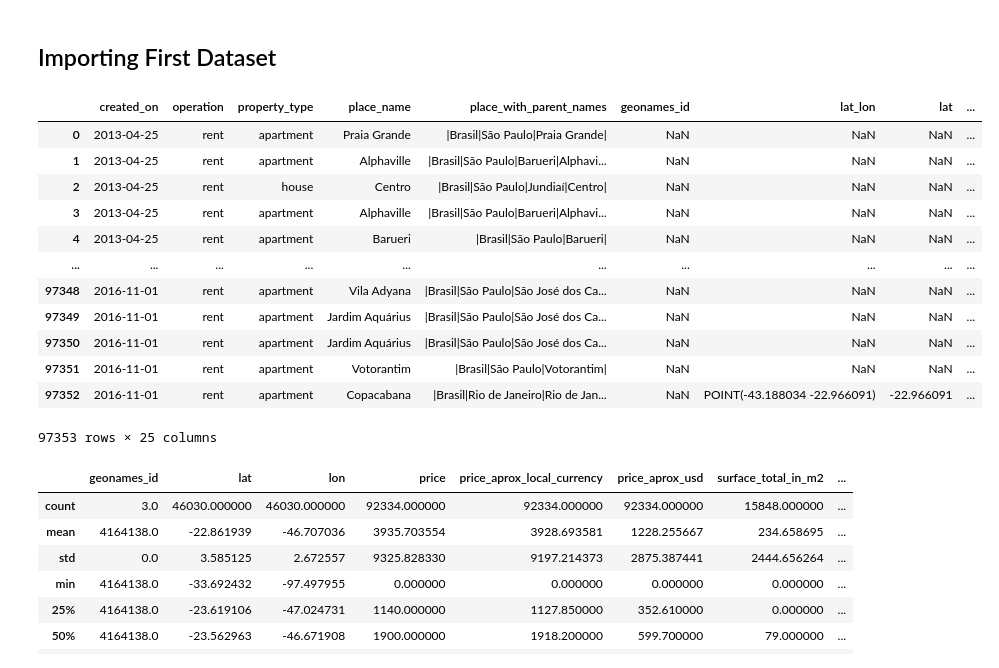
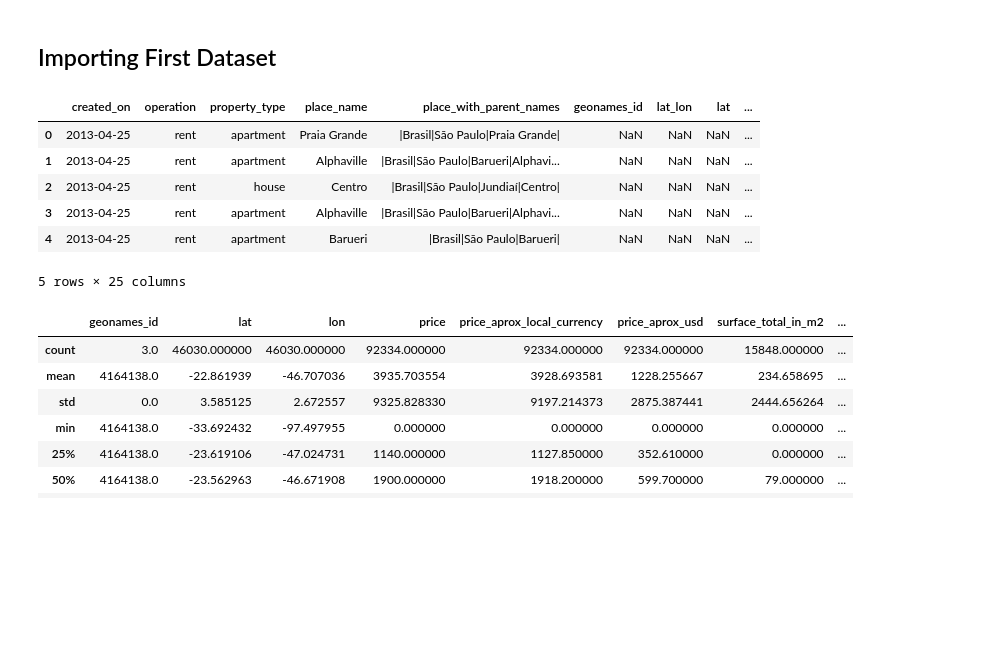
Before and after one commit to q-downgrade/informal-settlement-identification, a Jupyter notebook: workspaces/q/preliminary-EDA.ipynb, the cells around one changed output. Drawn from its saved outputs; the diff is of its cells as text; code cells hidden in the pictures; blank space fills up the shorter version.

```diff
--- a/workspaces/q/preliminary-EDA.ipynb
+++ b/workspaces/q/preliminary-EDA.ipynb
@@ -9,21 +18,15 @@ import matplotlib.pyplot as plt
 
 data = pd.read_csv('./properati_br_2016_11_01_properties_rent.csv')
 # %%
-data
+data.head()
 # %% [output]
 |  | created_on | operation | property_type | place_name | place_with_parent_names | geonames_id | lat_lon | lat | ... |
 | 0 | 2013-04-25 | rent | apartment | Praia Grande | |Brasil|São Paulo|Praia Grande| | NaN | NaN | NaN | ... |
 | 1 | 2013-04-25 | rent | apartment | Alphaville | |Brasil|São Paulo|Barueri|Alphavi... | NaN | NaN | NaN | ... |
 | 2 | 2013-04-25 | rent | house | Centro | |Brasil|São Paulo|Jundiaí|Centro| | NaN | NaN | NaN | ... |
 | 3 | 2013-04-25 | rent | apartment | Alphaville | |Brasil|São Paulo|Barueri|Alphavi... | NaN | NaN | NaN | ... |
 | 4 | 2013-04-25 | rent | apartment | Barueri | |Brasil|São Paulo|Barueri| | NaN | NaN | NaN | ... |
-| ... | ... | ... | ... | ... | ... | ... | ... | ... | ... |
-| 97348 | 2016-11-01 | rent | apartment | Vila Adyana | |Brasil|São Paulo|São José dos Ca... | NaN | NaN | NaN | ... |
-| 97349 | 2016-11-01 | rent | apartment | Jardim Aquárius | |Brasil|São Paulo|São José dos Ca... | NaN | NaN | NaN | ... |
-| 97350 | 2016-11-01 | rent | apartment | Jardim Aquárius | |Brasil|São Paulo|São José dos Ca... | NaN | NaN | NaN | ... |
-| 97351 | 2016-11-01 | rent | apartment | Votorantim | |Brasil|São Paulo|Votorantim| | NaN | NaN | NaN | ... |
-| 97352 | 2016-11-01 | rent | apartment | Copacabana | |Brasil|Rio de Janeiro|Rio de Jan... | NaN | POINT(-43.188034 -22.966091) | -22.966091 | ... |
-97353 rows × 25 columns
+5 rows × 25 columns
 # %%
 data.describe()
 # %% [output]
```
Also changed, not shown: parts of 29 cells of this notebook.
